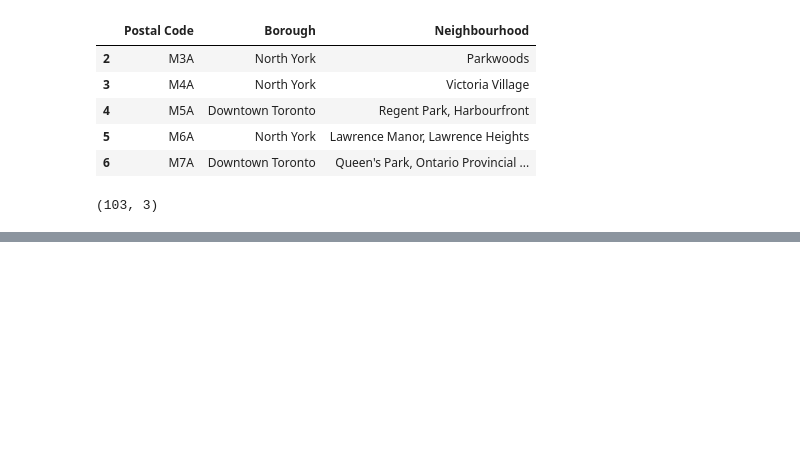
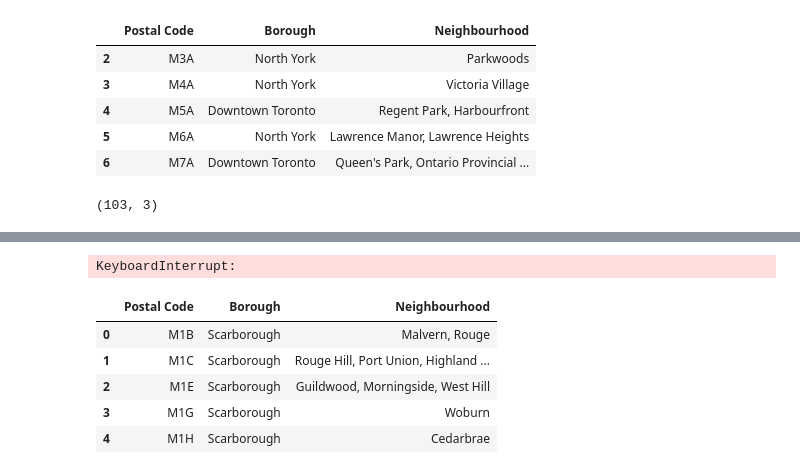
Before and after one commit to sharas310/demo_test1, a Jupyter notebook: Toronto clustering.ipynb, the cells around one changed output, grey strips where cells are left out. Drawn from its saved outputs; the diff is of its cells as text; code cells hidden in the pictures; blank space fills up the shorter version.

```diff
--- a/Toronto clustering.ipynb
+++ b/Toronto clustering.ipynb
@@ -47,0 +82,26 @@ df.shape
+# %%
+import geocoder # import geocoder
+
+# initialize your variable to None
+lat_lng_coords = None
+
+# loop until you get the coordinates
+while(lat_lng_coords is None):
+  g = geocoder.google('{}, Toronto, Ontario'.format(postal_code))
+  lat_lng_coords = g.latlng
+
+latitude = lat_lng_coords[0]
+longitude = lat_lng_coords[1]
+# %% [output]
+KeyboardInterrupt:
+# %%
+df = df.groupby(['Postal Code', 'Borough'])['Neighbourhood'].apply(', '.join).reset_index()
+
+df.head()
+# %% [output]
+|  | Postal Code | Borough | Neighbourhood |
+| 0 | M1B | Scarborough | Malvern, Rouge |
+| 1 | M1C | Scarborough | Rouge Hill, Port Union, Highland ... |
+| 2 | M1E | Scarborough | Guildwood, Morningside, West Hill |
+| 3 | M1G | Scarborough | Woburn |
+| 4 | M1H | Scarborough | Cedarbrae |
```
Also changed, not shown: parts of 4 cells of this notebook.
